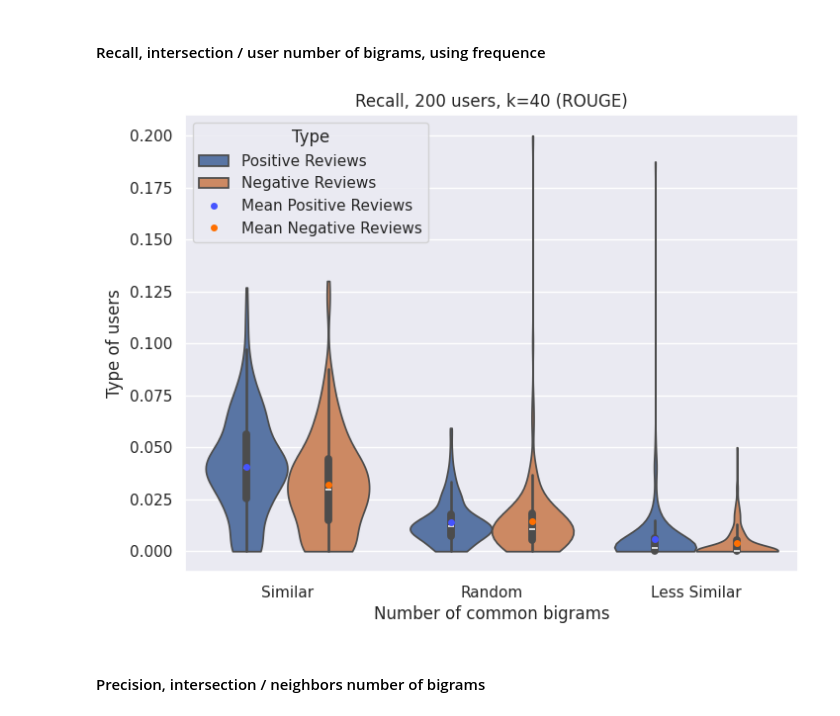
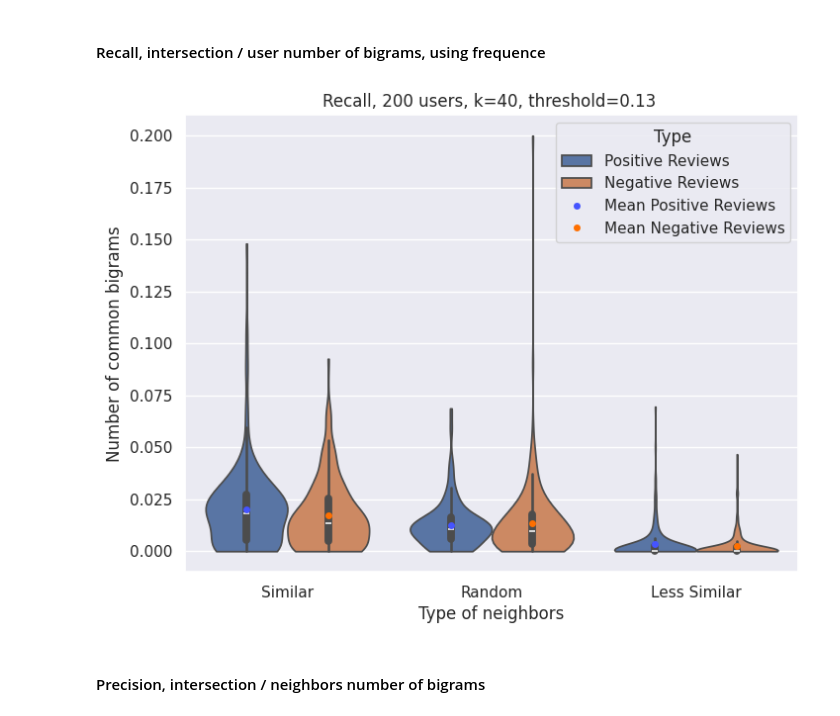
Before and after one commit to Franciline/Recommendation_system, a Jupyter notebook: notebooks/big_eval_plot.ipynb, the cells around one changed output. Cells and saved outputs as stored; diff of their text form; code cells hidden in the pictures.

```diff
--- a/notebooks/big_eval_plot.ipynb
+++ b/notebooks/big_eval_plot.ipynb
@@ -175,14 +191,14 @@ Plots
 # %% [markdown]
 #### Recall, intersection / user number of bigrams, using frequence
 # %%
-title = "Recall, 200 users, k=40 (ROUGE)"
-xlab = "Number of common bigrams"
-ylab = "Type of users"
+title = "Recall, 200 users, k=40, threshold=0.13 "
+ylab = "Number of common bigrams"
+xlab = "Type of neighbors"
 
 df_pos_neg, group_mean = ebf.evaluate_big(ebf.knn_comments_ROUGE_v, 200, 5, games_to_consider, matrix_ratings, mask_ratings, cos_sim_matrix, users_table, games_table, comments_all, users_mean, vectors, bigrams_ens, threshold=0.13, k=40)
 ebf.plot_posnegviolin(df_pos_neg, group_mean, title, xlab, ylab, "vplot_recall_200.png")
 # %% [output]
-[figure, old version]
+[figure, new version]
 # %% [markdown]
 #### Precision, intersection / neighbors number of bigrams
 # %%
```
Also changed, not shown: parts of 11 cells of this notebook, 2 other files.
